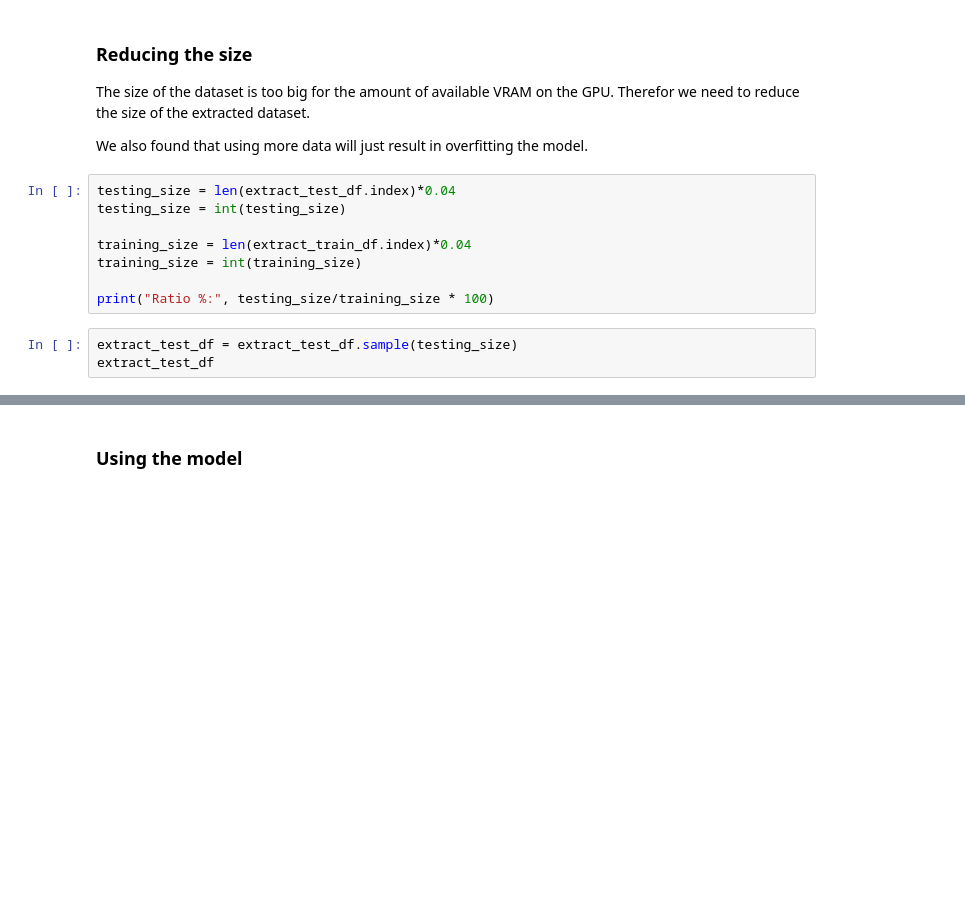
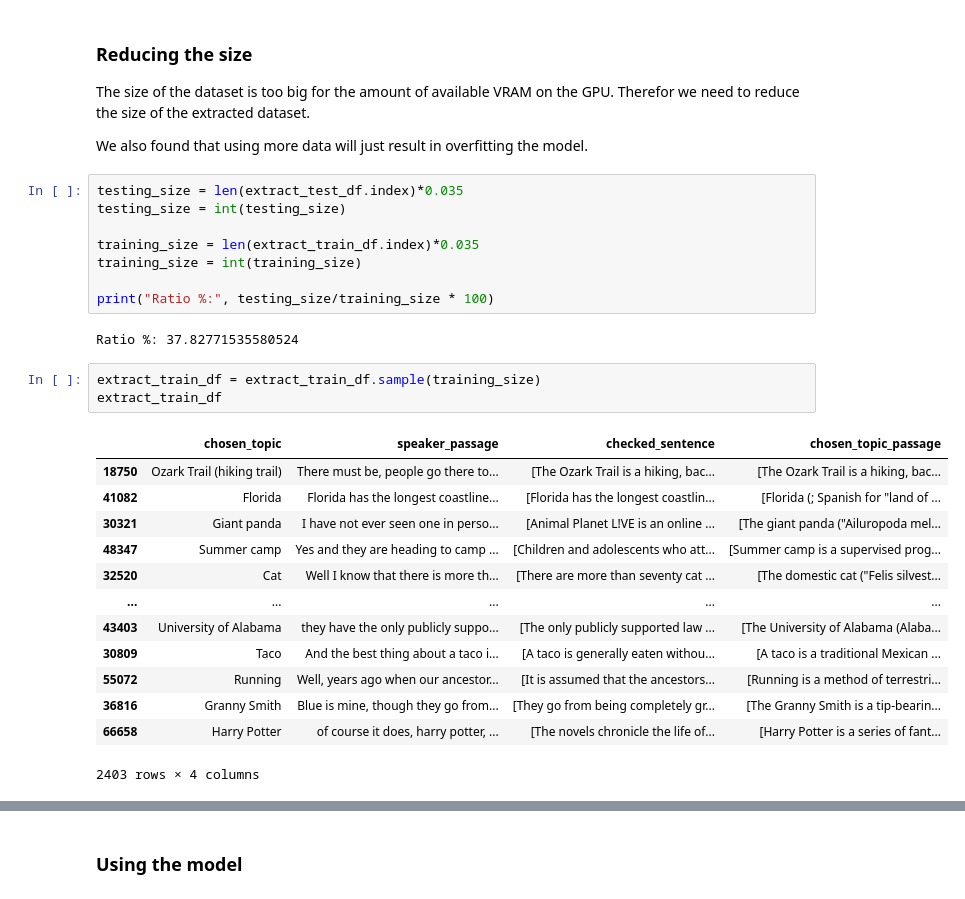
Before and after one commit to adamzki99/nlp-zlatan, a Jupyter notebook: nlp_zlatan.ipynb, the cells around one changed output, grey strips where cells are left out. Cells and saved outputs as stored; diff of their text form; blank space fills up the shorter version.

```diff
--- a/nlp_zlatan.ipynb
+++ b/nlp_zlatan.ipynb
@@ -268,16 +282,32 @@ The size of the dataset is too big for the amount of available VRAM on the GPU.
 
 We also found that using more data will just result in overfitting the model.
 # %%
-testing_size = len(extract_test_df.index)*0.04
+testing_size = len(extract_test_df.index)*0.035
 testing_size = int(testing_size)
 
-training_size = len(extract_train_df.index)*0.04
+training_size = len(extract_train_df.index)*0.035
 training_size = int(training_size)
 
 print("Ratio %:", testing_size/training_size * 100)
+# %% [output]
+Ratio %: 37.82771535580524
-# %%
-extract_test_df = extract_test_df.sample(testing_size)
-extract_test_df
+# %%
+extract_train_df = extract_train_df.sample(training_size)
+extract_train_df
+# %% [output]
+|  | chosen_topic | speaker_passage | checked_sentence | chosen_topic_passage |
+| 18750 | Ozark Trail (hiking trail) | There must be, people go there to... | [The Ozark Trail is a hiking, bac... | [The Ozark Trail is a hiking, bac... |
+| 41082 | Florida | Florida has the longest coastline... | [Florida has the longest coastlin... | [Florida (; Spanish for "land of ... |
+| 30321 | Giant panda | I have not ever seen one in perso... | [Animal Planet L!VE is an online ... | [The giant panda ("Ailuropoda mel... |
+| 48347 | Summer camp | Yes and they are heading to camp ... | [Children and adolescents who att... | [Summer camp is a supervised prog... |
+| 32520 | Cat | Well I know that there is more th... | [There are more than seventy cat ... | [The domestic cat ("Felis silvest... |
+| ... | ... | ... | ... | ... |
+| 43403 | University of Alabama | they have the only publicly suppo... | [The only publicly supported law ... | [The University of Alabama (Alaba... |
+| 30809 | Taco | And the best thing about a taco i... | [A taco is generally eaten withou... | [A taco is a traditional Mexican ... |
+| 55072 | Running | Well, years ago when our ancestor... | [It is assumed that the ancestors... | [Running is a method of terrestri... |
+| 36816 | Granny Smith | Blue is mine, though they go from... | [They go from being completely gr... | [The Granny Smith is a tip-bearin... |
+| 66658 | Harry Potter | of course it does, harry potter, ... | [The novels chronicle the life of... | [Harry Potter is a series of fant... |
+2403 rows × 4 columns
 # %%
 extract_test_df = extract_test_df.sample(testing_size)
 extract_test_df
```
Also changed, not shown: parts of 15 cells of this notebook.
